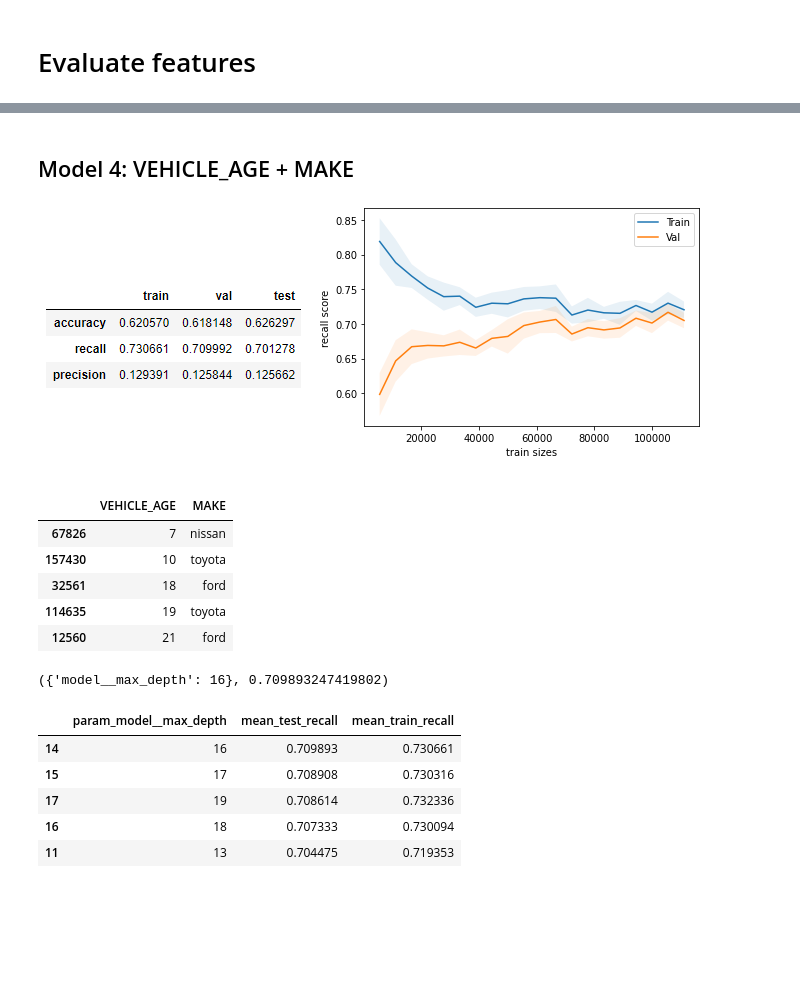
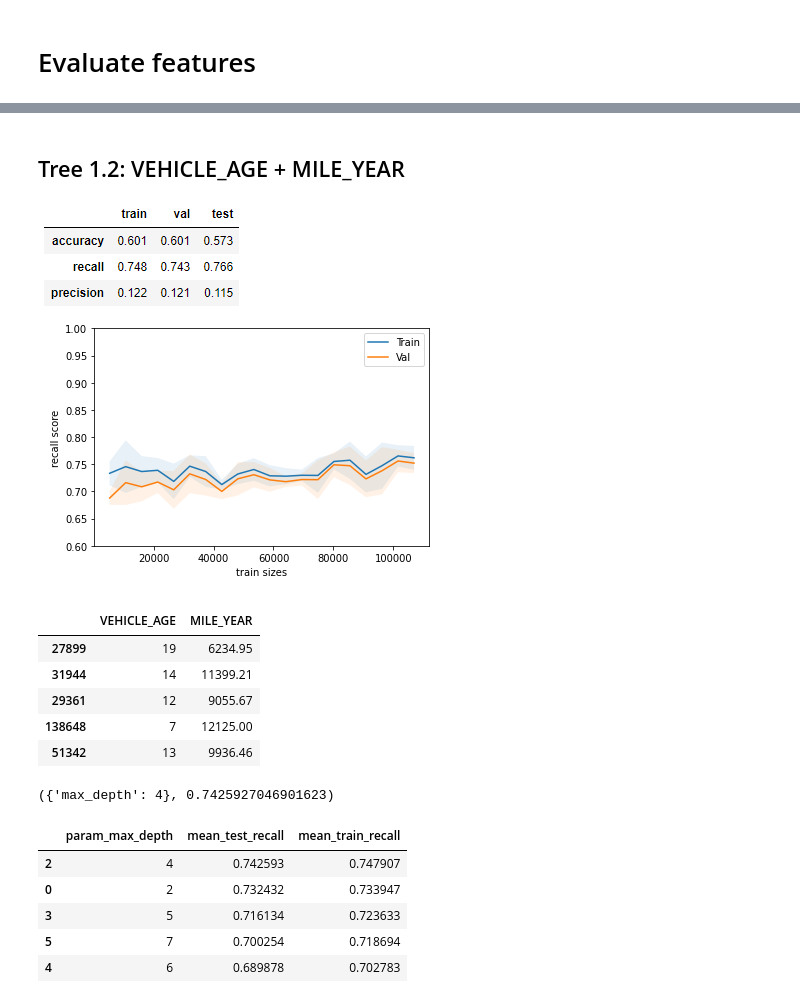
Before and after one commit to hanbo-e/wimlds_emissions, a Jupyter notebook: notebooks/baseline_model_guli.ipynb, the cells around one changed output, grey strips where cells are left out. Cells and saved outputs as stored; diff of their text form; code cells hidden in the pictures; blank space fills up the shorter version.

```diff
--- a/notebooks/baseline_model_guli.ipynb
+++ b/notebooks/baseline_model_guli.ipynb
@@ -107,16 +133,26 @@ X_train[cols].head()
 # %% [markdown]
 ## grid search
 # %%
-tree = DecisionTreeClassifier(class_weight='balanced')
+# Preprocessor
+preprocessor = ColumnTransformer([
+    ('encoder', OneHotEncoder(handle_unknown='ignore'), ['MAKE'])],
+    remainder='passthrough'
+)
+
+# Combine preprocessor and linear model in pipeline
+pipe = Pipeline([
+    ('preprocessing', preprocessor),
+    ('model', DecisionTreeClassifier(class_weight='balanced'))
+])
 
 # Hyperparameter Grid
-grid = {'max_depth': np.arange(2, 20, 1)}
+grid = {'model__max_depth': np.arange(2, 20, 1)}
 
 # Instanciate Grid Search
-search = GridSearchCV(tree,
+search = GridSearchCV(pipe,
                       grid,
                       scoring=['accuracy', 'recall', 'precision'],
-                      cv=5,
+                      cv=10,
                       refit='recall',
                       return_train_score=True,
                       n_jobs=-1
@@ -251,7 +334,7 @@ grid = {'model__max_depth': np.arange(2, 20, 1)}
 search = GridSearchCV(pipe,
                       grid,
                       scoring=['accuracy', 'recall', 'precision'],
-                      cv=5,
+                      cv=10,
                       refit='recall',
                       return_train_score=True,
                       n_jobs=-1
@@ -319,0 +359,3 @@ plt.xlabel('train sizes');
+# %%
+plot_learning_curve(search.best_estimator_, X_train[cols], y_train)
+scoring_table(search, 0)
@@ -320,38 +368,27 @@ plt.xlabel('train sizes');
 # %% [markdown]
-## Model 4: VEHICLE_AGE + MAKE
-![image-6.png](attachment:image-6.png)
-![image-7.png](attachment:image-7.png)
+## Tree 1.2: VEHICLE_AGE + MILE_YEAR
+![image-12.png](attachment:image-12.png)
 # %%
-cols = ['VEHICLE_AGE', 'MAKE']
+cols = ['VEHICLE_AGE', 'MILE_YEAR']
 X_train[cols].head()
 # %% [output]
-|  | VEHICLE_AGE | MAKE |
-| 67826 | 7 | nissan |
-| 157430 | 10 | toyota |
-| 32561 | 18 | ford |
-| 114635 | 19 | toyota |
-| 12560 | 21 | ford |
+|  | VEHICLE_AGE | MILE_YEAR |
+| 27899 | 19 | 6234.95 |
+| 31944 | 14 | 11399.21 |
+| 29361 | 12 | 9055.67 |
+| 138648 | 7 | 12125.00 |
+| 51342 | 13 | 9936.46 |
 # %%
-# Preprocessor
-preprocessor = ColumnTransformer([
-    ('encoder', OneHotEncoder(handle_unknown='ignore'), ['MAKE'])],
-    remainder='passthrough'
-)
-
-# Combine preprocessor and linear model in pipeline
-pipe = Pipeline([
-    ('preprocessing', preprocessor),
-    ('model', DecisionTreeClassifier(class_weight='balanced'))
-])
+tree = DecisionTreeClassifier(class_weight='balanced')
 
 # Hyperparameter Grid
-grid = {'model__max_depth': np.arange(2, 20, 1)}
+grid = {'max_depth': np.arange(2, 20, 1)}
 
 # Instanciate Grid Search
-search = GridSearchCV(pipe,
+search = GridSearchCV(tree,
                       grid,
                       scoring=['accuracy', 'recall', 'precision'],
-                      cv=5,
+                      cv=10,
                       refit='recall',
                       return_train_score=True,
                       n_jobs=-1
@@ -360,17 +397,17 @@ search.fit(X_train[cols], y_train)
 
 search.best_params_, search.best_score_
 # %% [output]
-({'model__max_depth': 16}, 0.709893247419802)
+({'max_depth': 4}, 0.7425927046901623)
 # %%
 result = search.cv_results_
-pd.DataFrame(result)[['param_model__max_depth',
+pd.DataFrame(result)[['param_max_depth',
                       'mean_test_recall',
                       'mean_train_recall']].sort_values('mean_test_recall', ascending=False).head(5)
 # %% [output]
-|  | param_model__max_depth | mean_test_recall | mean_train_recall |
-| 14 | 16 | 0.709893 | 0.730661 |
-| 15 | 17 | 0.708908 | 0.730316 |
-| 17 | 19 | 0.708614 | 0.732336 |
-| 16 | 18 | 0.707333 | 0.730094 |
-| 11 | 13 | 0.704475 | 0.719353 |
+|  | param_max_depth | mean_test_recall | mean_train_recall |
+| 2 | 4 | 0.742593 | 0.747907 |
+| 0 | 2 | 0.732432 | 0.733947 |
+| 3 | 5 | 0.716134 | 0.723633 |
+| 5 | 7 | 0.700254 | 0.718694 |
+| 4 | 6 | 0.689878 | 0.702783 |
 # %%
```
Also changed, not shown: parts of 64 cells of this notebook.
